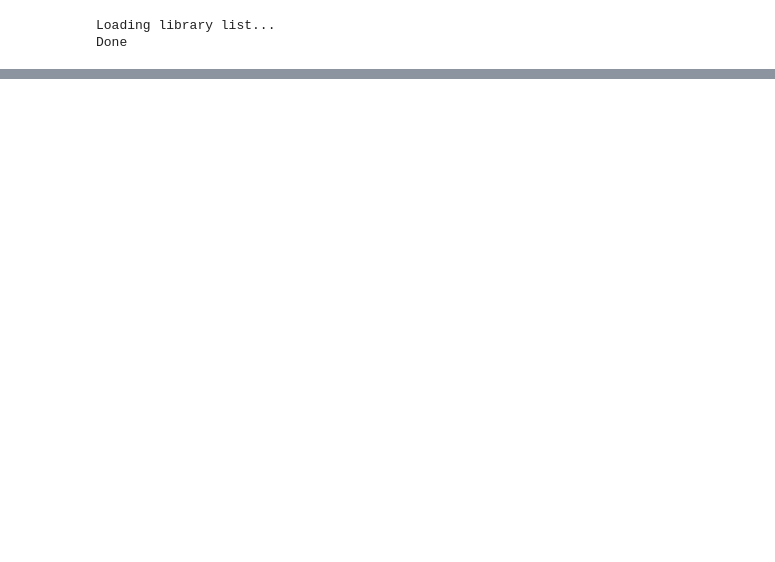
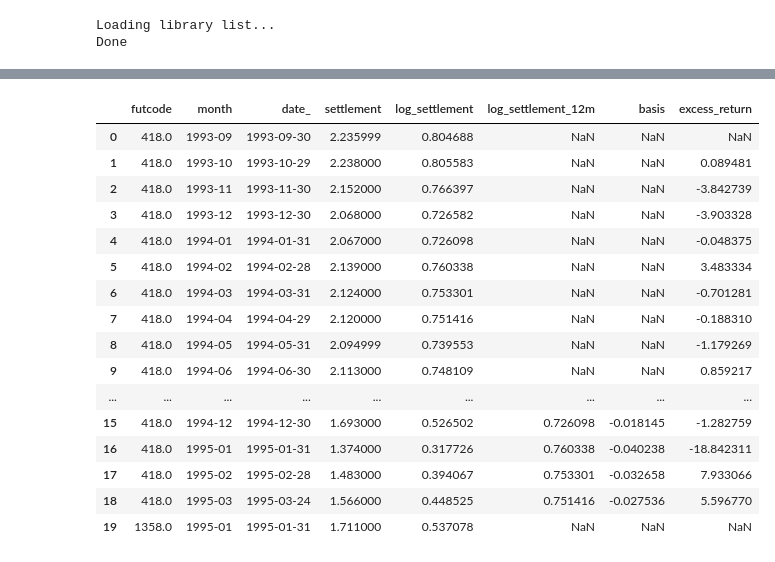
Before and after one commit to kyleparran/final_project_group_09, a Jupyter notebook: src/pull_futures_data_test.ipynb, the cells around one changed output, grey strips where cells are left out. Drawn from its saved outputs; the diff is of its cells as text; code cells hidden in the pictures; blank space fills up the shorter version.

```diff
--- a/src/pull_futures_data_test.ipynb
+++ b/src/pull_futures_data_test.ipynb
@@ -84,0 +149,9 @@ data
+# %%
+data_contracts["date_"] = pd.to_datetime(data_contracts["date_"])
+# %%
+data_contracts["month"] = data_contracts["date_"].dt.to_period("M")
+data_contracts = data_contracts.groupby(["futcode", "month"]).last().reset_index()
+# %%
+data_contracts["log_settlement"] = np.log(data_contracts["settlement"])
+data_contracts["log_settlement_12m"] = data_contracts.groupby("futcode")["log_settlement"].shift(11)
+data_contracts["basis"] = (data_contracts["log_settlement"] - data_contracts["log_settlement_12m"]) / 11
@@ -84,0 +160,4 @@ data
+# %%
+data_contracts["excess_return"] = data_contracts.groupby("futcode")["settlement"].pct_change() * 100
+excess_return_mean = data_contracts["excess_return"].mean()
+excess_return_std = data_contracts["excess_return"].std()
@@ -84,0 +193,20 @@ data
+# %%
+data_contracts.head(20)
+# %% [output]
+|  | futcode | month | date_ | settlement | log_settlement | log_settlement_12m | basis | excess_return |
+| 0 | 418.0 | 1993-09 | 1993-09-30 | 2.235999 | 0.804688 | NaN | NaN | NaN |
+| 1 | 418.0 | 1993-10 | 1993-10-29 | 2.238000 | 0.805583 | NaN | NaN | 0.089481 |
+| 2 | 418.0 | 1993-11 | 1993-11-30 | 2.152000 | 0.766397 | NaN | NaN | -3.842739 |
+| 3 | 418.0 | 1993-12 | 1993-12-30 | 2.068000 | 0.726582 | NaN | NaN | -3.903328 |
+| 4 | 418.0 | 1994-01 | 1994-01-31 | 2.067000 | 0.726098 | NaN | NaN | -0.048375 |
+| 5 | 418.0 | 1994-02 | 1994-02-28 | 2.139000 | 0.760338 | NaN | NaN | 3.483334 |
+| 6 | 418.0 | 1994-03 | 1994-03-31 | 2.124000 | 0.753301 | NaN | NaN | -0.701281 |
+| 7 | 418.0 | 1994-04 | 1994-04-29 | 2.120000 | 0.751416 | NaN | NaN | -0.188310 |
+| 8 | 418.0 | 1994-05 | 1994-05-31 | 2.094999 | 0.739553 | NaN | NaN | -1.179269 |
+| 9 | 418.0 | 1994-06 | 1994-06-30 | 2.113000 | 0.748109 | NaN | NaN | 0.859217 |
+| ... | ... | ... | ... | ... | ... | ... | ... | ... |
+| 15 | 418.0 | 1994-12 | 1994-12-30 | 1.693000 | 0.526502 | 0.726098 | -0.018145 | -1.282759 |
+| 16 | 418.0 | 1995-01 | 1995-01-31 | 1.374000 | 0.317726 | 0.760338 | -0.040238 | -18.842311 |
+| 17 | 418.0 | 1995-02 | 1995-02-28 | 1.483000 | 0.394067 | 0.753301 | -0.032658 | 7.933066 |
+| 18 | 418.0 | 1995-03 | 1995-03-24 | 1.566000 | 0.448525 | 0.751416 | -0.027536 | 5.596770 |
+| 19 | 1358.0 | 1995-01 | 1995-01-31 | 1.711000 | 0.537078 | NaN | NaN | NaN |
```
Also changed, not shown: parts of 20 cells of this notebook, 1 other file.
